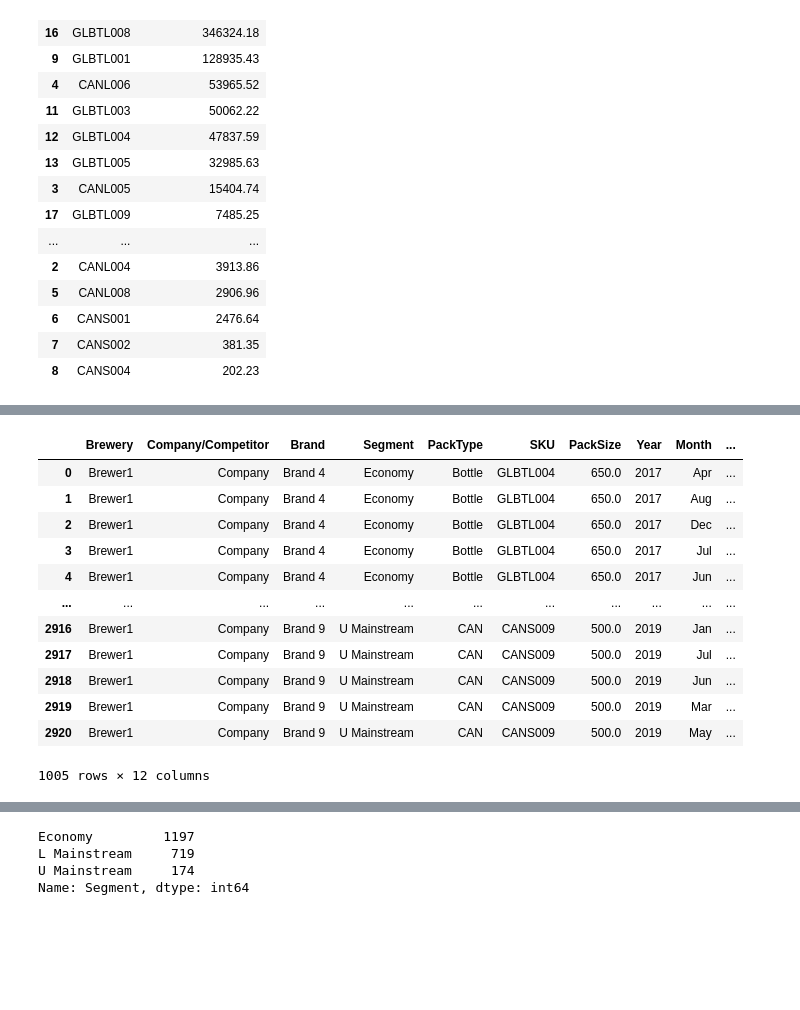
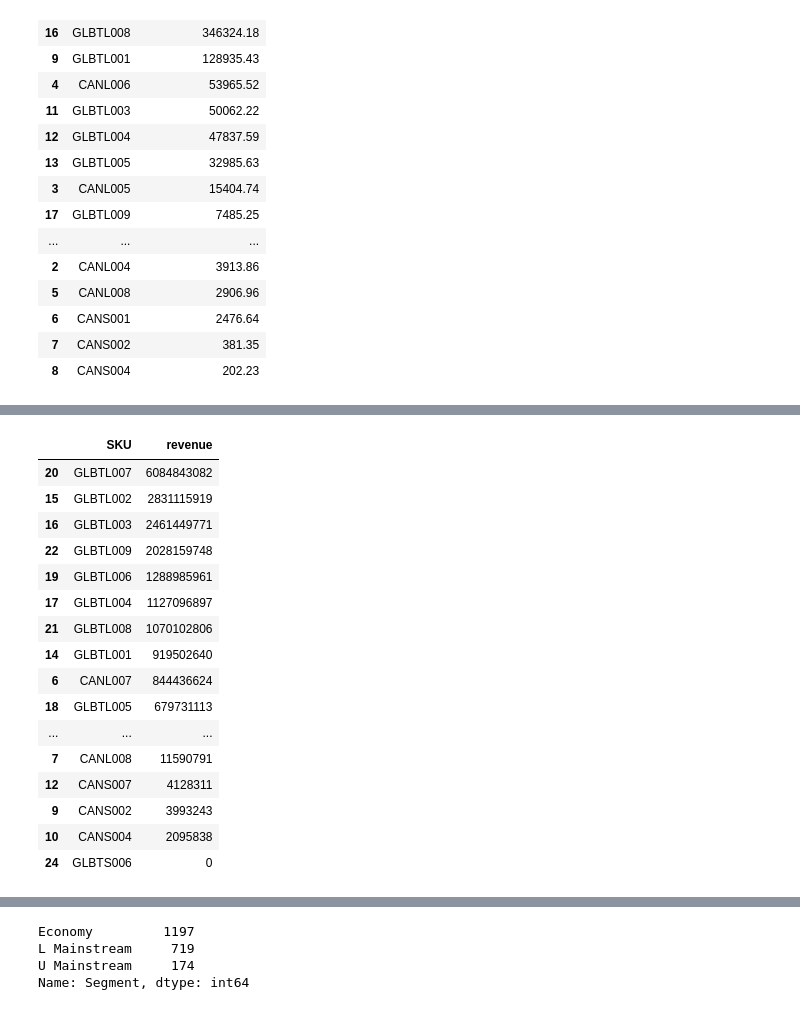
Before and after one commit to Parth-Jain-2002/BITS-BYTE, a Jupyter notebook: analysis_subham_1.ipynb, the cells around one changed output, grey strips where cells are left out. Drawn from its saved outputs; the diff is of its cells as text; code cells hidden in the pictures; blank space fills up the shorter version.

Commit message:
excel final analysis and notebook

```diff
--- a/analysis_subham.ipynb
+++ b/analysis_subham_1.ipynb
@@ -265,16 +249,28 @@ plt.savefig("revenu_sku_yearly")
-# %%
-dfCompany
-# %% [output]
-|  | Brewery | Company/Competitor | Brand | Segment | PackType | SKU | PackSize | Year | Month | ... |
-| 0 | Brewer1 | Company | Brand 4 | Economy | Bottle | GLBTL004 | 650.0 | 2017 | Apr | ... |
-| 1 | Brewer1 | Company | Brand 4 | Economy | Bottle | GLBTL004 | 650.0 | 2017 | Aug | ... |
-| 2 | Brewer1 | Company | Brand 4 | Economy | Bottle | GLBTL004 | 650.0 | 2017 | Dec | ... |
-| 3 | Brewer1 | Company | Brand 4 | Economy | Bottle | GLBTL004 | 650.0 | 2017 | Jul | ... |
-| 4 | Brewer1 | Company | Brand 4 | Economy | Bottle | GLBTL004 | 650.0 | 2017 | Jun | ... |
-| ... | ... | ... | ... | ... | ... | ... | ... | ... | ... | ... |
-| 2916 | Brewer1 | Company | Brand 9 | U Mainstream | CAN | CANS009 | 500.0 | 2019 | Jan | ... |
-| 2917 | Brewer1 | Company | Brand 9 | U Mainstream | CAN | CANS009 | 500.0 | 2019 | Jul | ... |
-| 2918 | Brewer1 | Company | Brand 9 | U Mainstream | CAN | CANS009 | 500.0 | 2019 | Jun | ... |
-| 2919 | Brewer1 | Company | Brand 9 | U Mainstream | CAN | CANS009 | 500.0 | 2019 | Mar | ... |
-| 2920 | Brewer1 | Company | Brand 9 | U Mainstream | CAN | CANS009 | 500.0 | 2019 | May | ... |
-1005 rows × 12 columns
+# %%
+#Detailed revenue analysis of different SKUs in sorted order
+
+d_rev = {'SKU' :df['SKU'] , 'revenue' : df['revenue'] }
+df_rev = pd.DataFrame(d_rev)
+pd.set_option('display.float_format', lambda x: '%.0f' % x)
+total_rev_grouped= df_rev.groupby('SKU').sum().round(0)
+total_rev_grouped=total_rev_grouped.reset_index()
+total_rev_grouped=total_rev_grouped.sort_values(by='revenue',ascending=False)
+total_rev_grouped
+# %% [output]
+|  | SKU | revenue |
+| 20 | GLBTL007 | 6084843082 |
+| 15 | GLBTL002 | 2831115919 |
+| 16 | GLBTL003 | 2461449771 |
+| 22 | GLBTL009 | 2028159748 |
+| 19 | GLBTL006 | 1288985961 |
+| 17 | GLBTL004 | 1127096897 |
+| 21 | GLBTL008 | 1070102806 |
+| 14 | GLBTL001 | 919502640 |
+| 6 | CANL007 | 844436624 |
+| 18 | GLBTL005 | 679731113 |
+| ... | ... | ... |
+| 7 | CANL008 | 11590791 |
+| 12 | CANS007 | 4128311 |
+| 9 | CANS002 | 3993243 |
+| 10 | CANS004 | 2095838 |
+| 24 | GLBTS006 | 0 |
```
Also changed, not shown: parts of 35 cells of this notebook, 9 other files.
